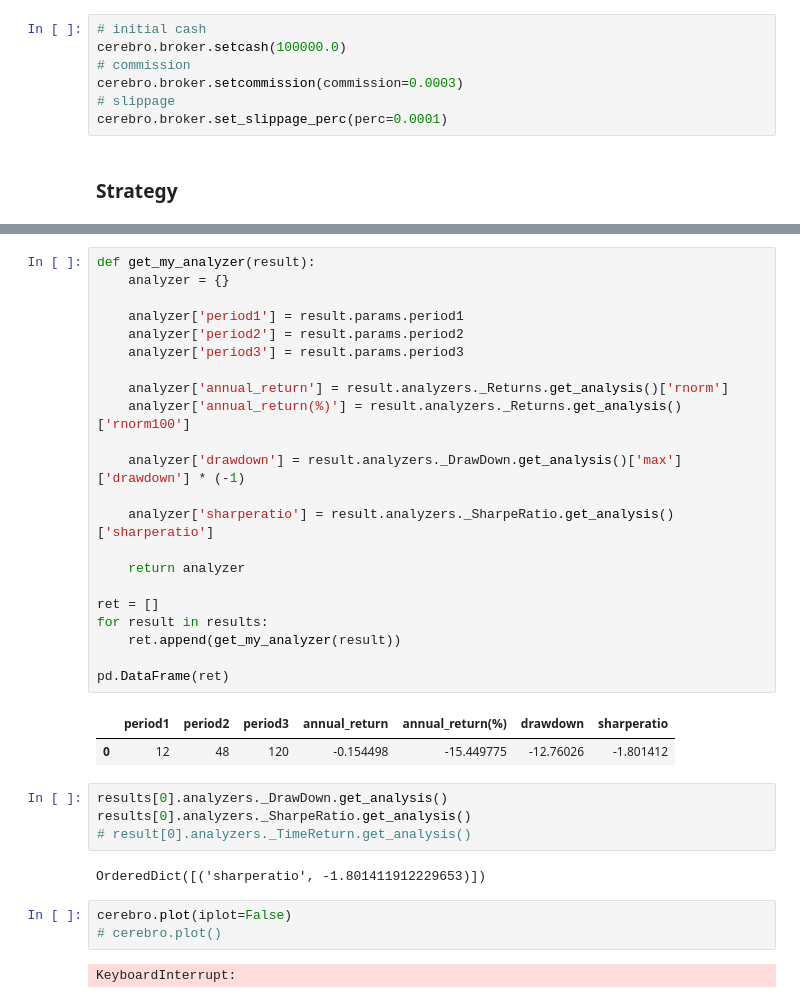
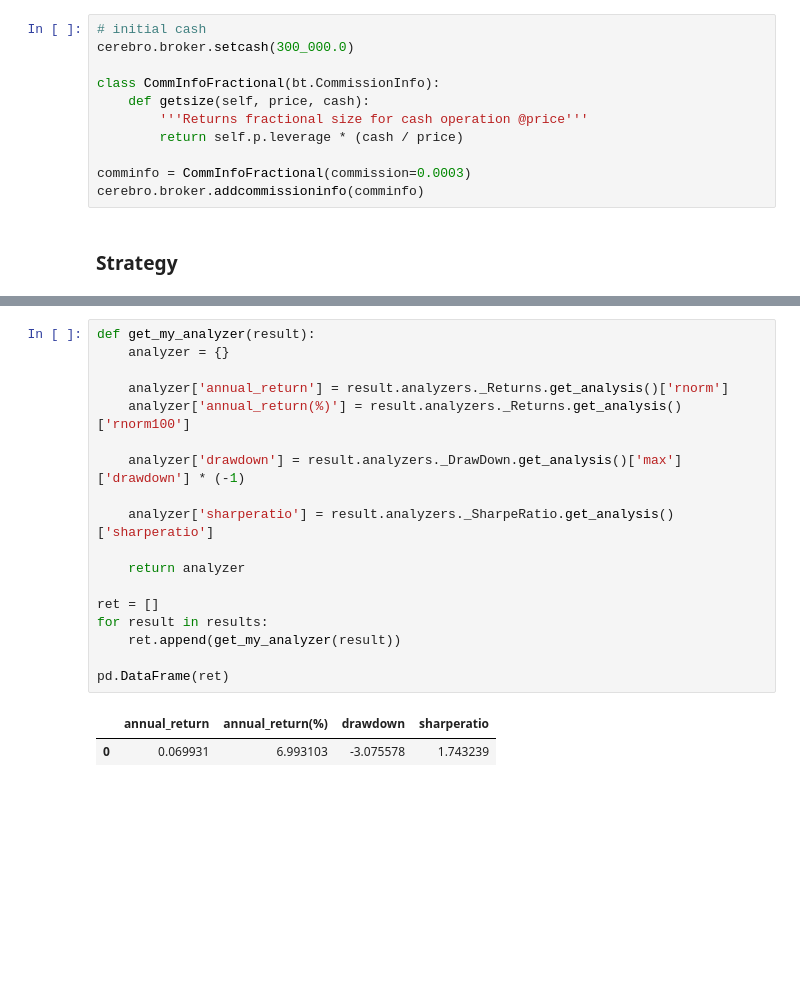
Before and after one commit to jiahao-sun/MTH-9887---MTH-9897-Project, a Jupyter notebook: BackTrader/Default/defaultAlgo_test.ipynb, the cells around one changed output, grey strips where cells are left out. Saved outputs shown, nothing was run; the diff lists cells and outputs as text; blank space fills up the shorter version.

```diff
--- a/BackTrader/Default/defaultAlgo_test.ipynb
+++ b/BackTrader/Default/defaultAlgo_test.ipynb
@@ -174,12 +200,16 @@ SOL-USD Done !
 # %% [markdown]
 ### Config
-# %%
-# initial cash
-cerebro.broker.setcash(100000.0)
-# commission
-cerebro.broker.setcommission(commission=0.0003)
-# slippage
-cerebro.broker.set_slippage_perc(perc=0.0001)
+# %%
+# initial cash
+cerebro.broker.setcash(300_000.0)
+
+class CommInfoFractional(bt.CommissionInfo):
+    def getsize(self, price, cash):
+        '''Returns fractional size for cash operation @price'''
+        return self.p.leverage * (cash / price)
+
+comminfo = CommInfoFractional(commission=0.0003)
+cerebro.broker.addcommissioninfo(comminfo)
 # %% [markdown]
 ### Strategy
 # %%
@@ -359,36 +401,21 @@ OrderedDict([(datetime.datetime(2022, 1, 1, 0, 0), 0.0),
 # %%
 def get_my_analyzer(result):
     analyzer = {}
-
-    analyzer['period1'] = result.params.period1
-    analyzer['period2'] = result.params.period2
-    analyzer['period3'] = result.params.period3
 
     analyzer['annual_return'] = result.analyzers._Returns.get_analysis()['rnorm']
     analyzer['annual_return(%)'] = result.analyzers._Returns.get_analysis()['rnorm100']
 
     analyzer['drawdown'] = result.analyzers._DrawDown.get_analysis()['max']['drawdown'] * (-1)
 
     analyzer['sharperatio'] = result.analyzers._SharpeRatio.get_analysis()['sharperatio']
 
     return analyzer
 
 ret = []
 for result in results:
     ret.append(get_my_analyzer(result))
 
 pd.DataFrame(ret)
 # %% [output]
-|  | period1 | period2 | period3 | annual_return | annual_return(%) | drawdown | sharperatio |
-| 0 | 12 | 48 | 120 | -0.154498 | -15.449775 | -12.76026 | -1.801412 |
+|  | annual_return | annual_return(%) | drawdown | sharperatio |
+| 0 | 0.069931 | 6.993103 | -3.075578 | 1.743239 |
-# %%
-results[0].analyzers._DrawDown.get_analysis()
-results[0].analyzers._SharpeRatio.get_analysis()
-# result[0].analyzers._TimeReturn.get_analysis()
-# %% [output]
-OrderedDict([('sharperatio', -1.801411912229653)])
-# %%
-cerebro.plot(iplot=False)
-# cerebro.plot()
-# %% [output]
-KeyboardInterrupt:
```
Also changed, not shown: parts of 21 cells of this notebook, 4 other files.
